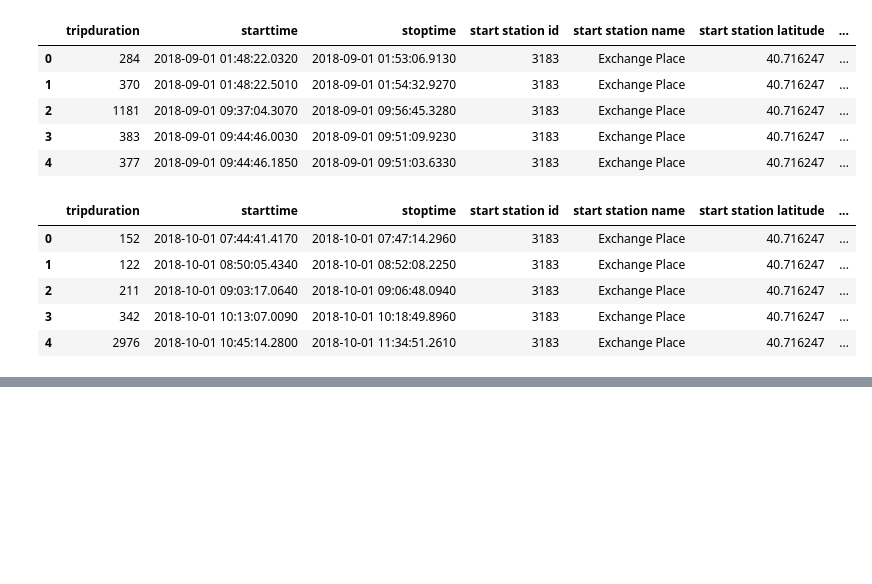
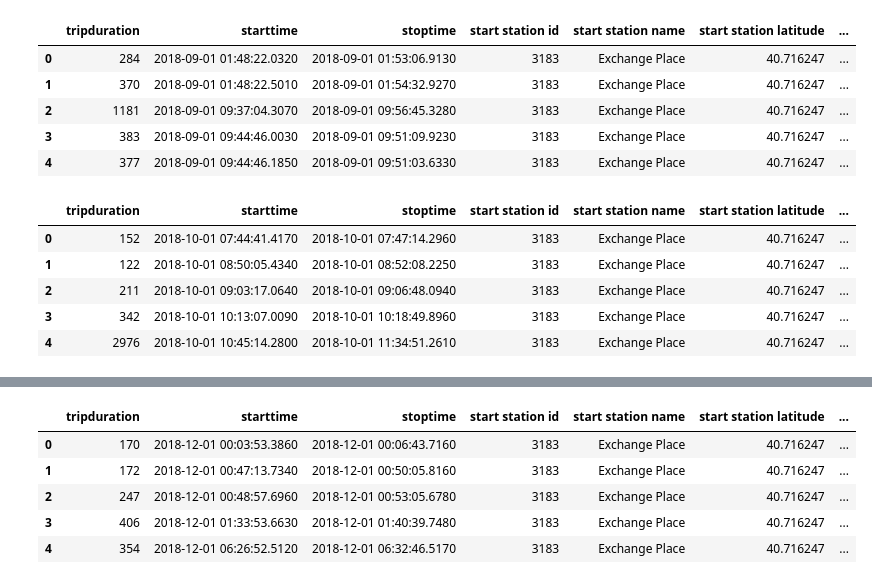
Before and after one commit to whitneycollins/Tableau_CitiBike, a Jupyter notebook: 2018_CitiBike.ipynb .ipynb, the cells around one changed output, grey strips where cells are left out. Cells and saved outputs as stored; diff of their text form; code cells hidden in the pictures; blank space fills up the shorter version.

```diff
--- a/2018_CitiBike.ipynb .ipynb
+++ b/2018_CitiBike.ipynb .ipynb
@@ -105,0 +113,10 @@ df11.head()
+# %%
+df12 = pd.read_csv('data/JC-201812-citibike-tripdata.csv')
+df12.head()
+# %% [output]
+|  | tripduration | starttime | stoptime | start station id | start station name | start station latitude | ... |
+| 0 | 170 | 2018-12-01 00:03:53.3860 | 2018-12-01 00:06:43.7160 | 3183 | Exchange Place | 40.716247 | ... |
+| 1 | 172 | 2018-12-01 00:47:13.7340 | 2018-12-01 00:50:05.8160 | 3183 | Exchange Place | 40.716247 | ... |
+| 2 | 247 | 2018-12-01 00:48:57.6960 | 2018-12-01 00:53:05.6780 | 3183 | Exchange Place | 40.716247 | ... |
+| 3 | 406 | 2018-12-01 01:33:53.6630 | 2018-12-01 01:40:39.7480 | 3183 | Exchange Place | 40.716247 | ... |
+| 4 | 354 | 2018-12-01 06:26:52.5120 | 2018-12-01 06:32:46.5170 | 3183 | Exchange Place | 40.716247 | ... |
```
Also changed, not shown: parts of 4 cells of this notebook, 1 other file.
